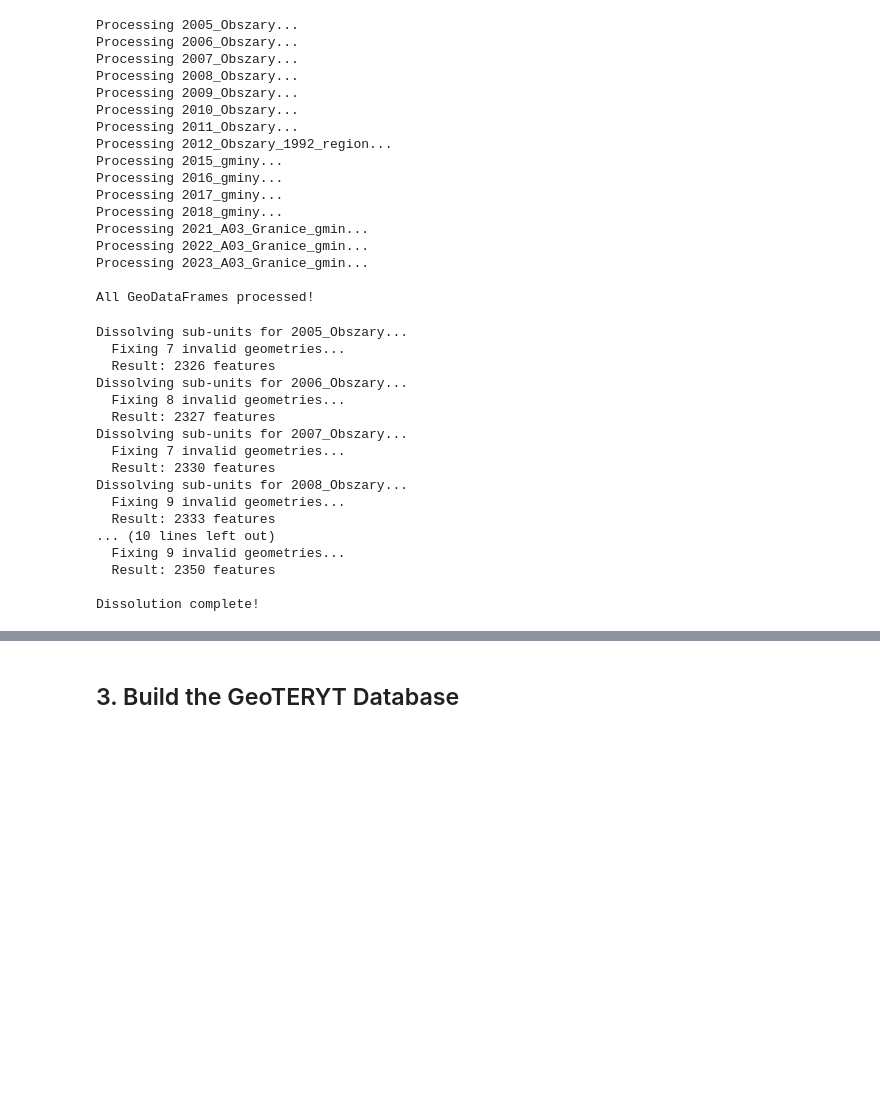
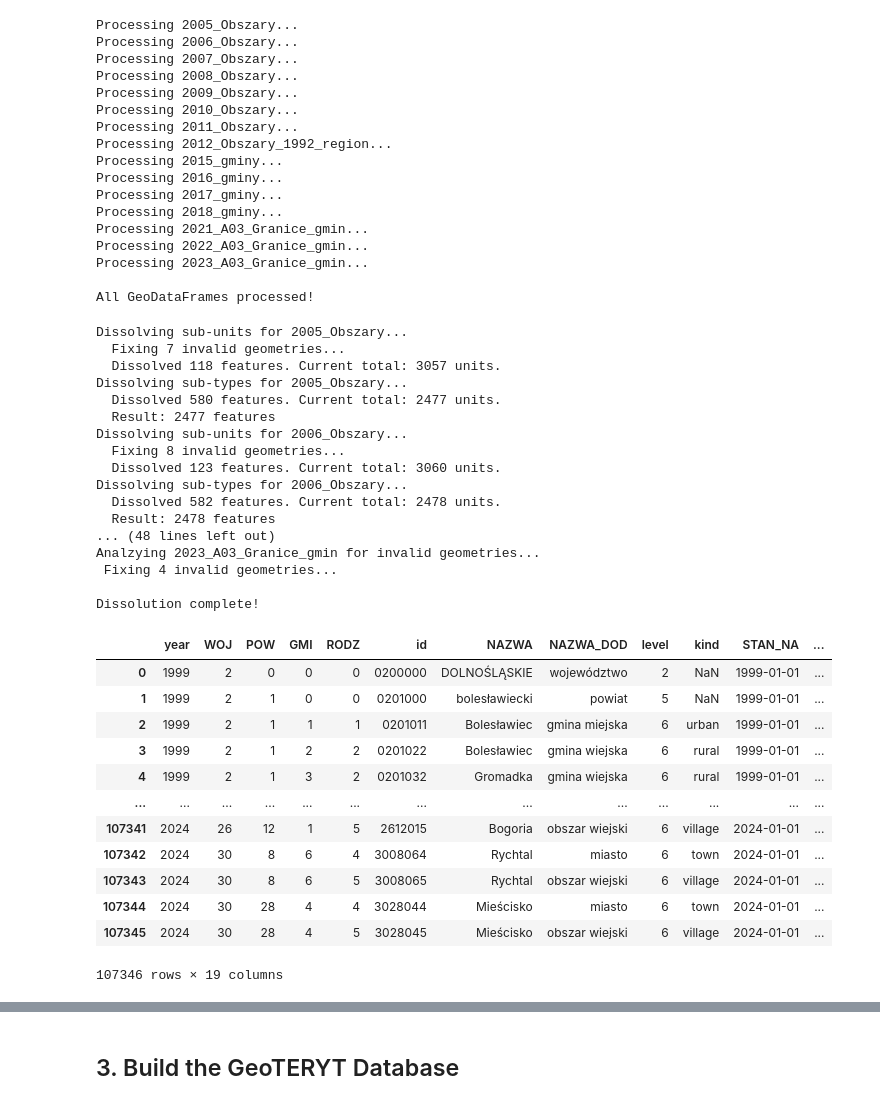
Before and after one commit to jendrkk/LRDWI-Paper, a Jupyter notebook: Code/analysis/GUS01C_database.ipynb, the cells around one changed output, grey strips where cells are left out. Saved outputs shown, nothing was run; the diff lists cells and outputs as text; code cells hidden in the pictures; blank space fills up the shorter version.

```diff
--- a/Code/analysis/GUS01C_database.ipynb
+++ b/Code/analysis/GUS01C_database.ipynb
@@ -223,29 +219,62 @@ for key in gdf_list:
 
         # Create short teryt (replace last digit with '0')
         gdf_list[key]['teryt_short'] = gdf_list[key]['teryt'].str[:-1] + '0'
+        len_before = len(gdf_list[key])
         gdf_list[key] = gdf_list[key].dissolve(by='teryt_short', as_index=False)
         gdf_list[key]['teryt'] = gdf_list[key]['teryt_short']
         gdf_list[key] = gdf_list[key].drop(columns=['teryt_short'])
         gdf_list[key] = gdf_list[key].sort_values(by='teryt').reset_index(drop=True)
+        print(f"  Dissolved {len_before - len(gdf_list[key])} features. Current total: {len(gdf_list[key])} units.")
+
+        print(f"Dissolving sub-types for {key}...")
+        gdf_list[key]['teryt_short'] = gdf_list[key]['teryt'].apply(lambda x: x[:-2] + '3' if x[-2] in ['4', '5', '6', '7', '8', '9'] else x[:-1])
+        len_before = len(gdf_list[key])
+        gdf_list[key] = gdf_list[key].dissolve(by='teryt_short', as_index=False)
+        gdf_list[key]['teryt'] = gdf_list[key]['teryt_short']
+        gdf_list[key] = gdf_list[key].drop(columns=['teryt_short'])
+        gdf_list[key] = gdf_list[key].sort_values(by='teryt').reset_index(drop=True)
+        print(f"  Dissolved {len_before - len(gdf_list[key])} features. Current total: {len(gdf_list[key])} units.")
 
         print(f"  Result: {len(gdf_list[key])} features")
+    else:
+        print(f"Analzying {key} for invalid geometries...")
+        invalid_mask = ~gdf_list[key].is_valid
+        if invalid_mask.any():
+            print(f" Fixing {invalid_mask.sum()} invalid geometries...")
+            gdf_list[key].loc[invalid_mask, 'geometry'] = gdf_list[key].loc[invalid_mask, 'geometry'].buffer(0)
 
 print("\nDissolution complete!")
 # %% [output]
 Dissolving sub-units for 2005_Obszary...
   Fixing 7 invalid geometries...
-  Result: 2326 features
+  Dissolved 118 features. Current total: 3057 units.
+Dissolving sub-types for 2005_Obszary...
+  Dissolved 580 features. Current total: 2477 units.
+  Result: 2477 features
 Dissolving sub-units for 2006_Obszary...
   Fixing 8 invalid geometries...
-  Result: 2327 features
-Dissolving sub-units for 2007_Obszary...
-  Fixing 7 invalid geometries...
-  Result: 2330 features
-Dissolving sub-units for 2008_Obszary...
-  Fixing 9 invalid geometries...
-  Result: 2333 features
-... (10 lines left out)
-  Fixing 9 invalid geometries...
-  Result: 2350 features
+  Dissolved 123 features. Current total: 3060 units.
+Dissolving sub-types for 2006_Obszary...
+  Dissolved 582 features. Current total: 2478 units.
+  Result: 2478 features
+... (48 lines left out)
+Analzying 2023_A03_Granice_gmin for invalid geometries...
+ Fixing 4 invalid geometries...
 
 Dissolution complete!
+# %%
+mega_df
+# %% [output]
+|  | year | WOJ | POW | GMI | RODZ | id | NAZWA | NAZWA_DOD | level | kind | STAN_NA | ... |
+| 0 | 1999 | 2 | 0 | 0 | 0 | 0200000 | DOLNOŚLĄSKIE | województwo | 2 | NaN | 1999-01-01 | ... |
+| 1 | 1999 | 2 | 1 | 0 | 0 | 0201000 | bolesławiecki | powiat | 5 | NaN | 1999-01-01 | ... |
+| 2 | 1999 | 2 | 1 | 1 | 1 | 0201011 | Bolesławiec | gmina miejska | 6 | urban | 1999-01-01 | ... |
+| 3 | 1999 | 2 | 1 | 2 | 2 | 0201022 | Bolesławiec | gmina wiejska | 6 | rural | 1999-01-01 | ... |
+| 4 | 1999 | 2 | 1 | 3 | 2 | 0201032 | Gromadka | gmina wiejska | 6 | rural | 1999-01-01 | ... |
+| ... | ... | ... | ... | ... | ... | ... | ... | ... | ... | ... | ... | ... |
+| 107341 | 2024 | 26 | 12 | 1 | 5 | 2612015 | Bogoria | obszar wiejski | 6 | village | 2024-01-01 | ... |
+| 107342 | 2024 | 30 | 8 | 6 | 4 | 3008064 | Rychtal | miasto | 6 | town | 2024-01-01 | ... |
+| 107343 | 2024 | 30 | 8 | 6 | 5 | 3008065 | Rychtal | obszar wiejski | 6 | village | 2024-01-01 | ... |
+| 107344 | 2024 | 30 | 28 | 4 | 4 | 3028044 | Mieścisko | miasto | 6 | town | 2024-01-01 | ... |
+| 107345 | 2024 | 30 | 28 | 4 | 5 | 3028045 | Mieścisko | obszar wiejski | 6 | village | 2024-01-01 | ... |
+107346 rows × 19 columns
```
Also changed, not shown: parts of 19 cells of this notebook, 7 other files.
